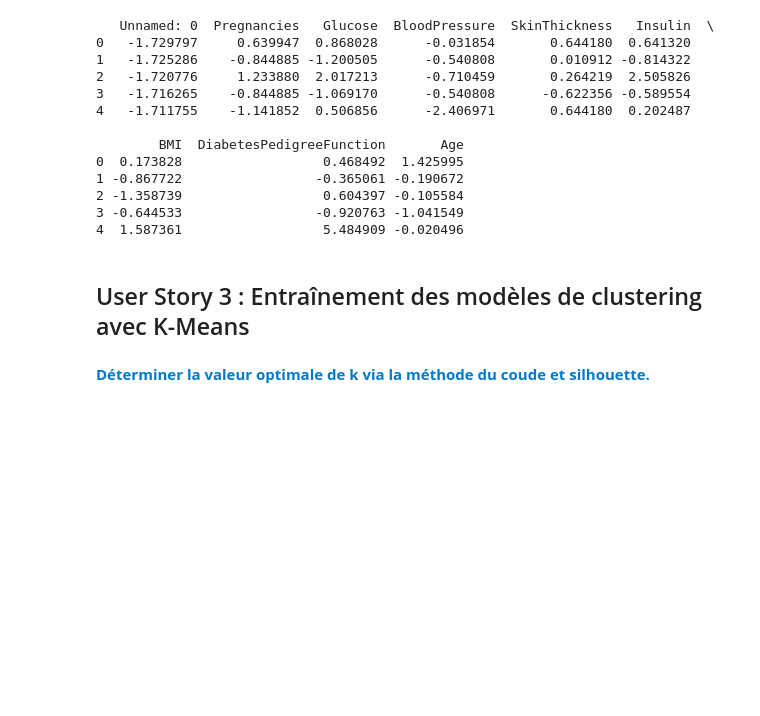
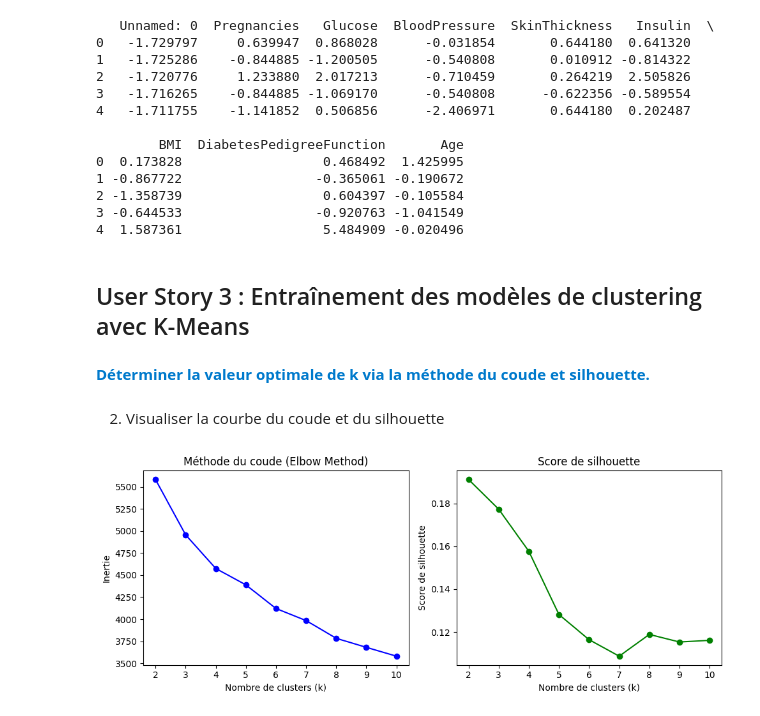
Before and after one commit to MinaELKH/breif2_AnalysePredictionRisqueDiabete, a Jupyter notebook: clustiring.ipynb, the cells around one changed output. Cells and saved outputs as stored; diff of their text form; code cells hidden in the pictures; blank space fills up the shorter version.

```diff
--- a/clustiring.ipynb
+++ b/clustiring.ipynb
@@ -435,3 +435,26 @@ for k in K:
     inertias.append(kmeans.inertia_)  # somme des distances intra-cluster
     score = silhouette_score(df_scaled, kmeans.labels_)
     silhouette_scores.append(score)
+# %% [markdown]
+2. Visualiser la courbe du coude et du silhouette
+# %%
+plt.figure(figsize=(10,4))
+
+# Courbe du coude
+plt.subplot(1,2,1)
+plt.plot(K, inertias, 'bo-')
+plt.title("Méthode du coude (Elbow Method)")
+plt.xlabel("Nombre de clusters (k)")
+plt.ylabel("Inertie")
+
+# Courbe du score de silhouette
+plt.subplot(1,2,2)
+plt.plot(K, silhouette_scores, 'go-')
+plt.title("Score de silhouette")
+plt.xlabel("Nombre de clusters (k)")
+plt.ylabel("Score de silhouette")
+
+plt.tight_layout()
+plt.show()
+# %% [output]
+[figure, added]
```
Also changed, not shown: parts of 1 cell of this notebook, 1 other file.
